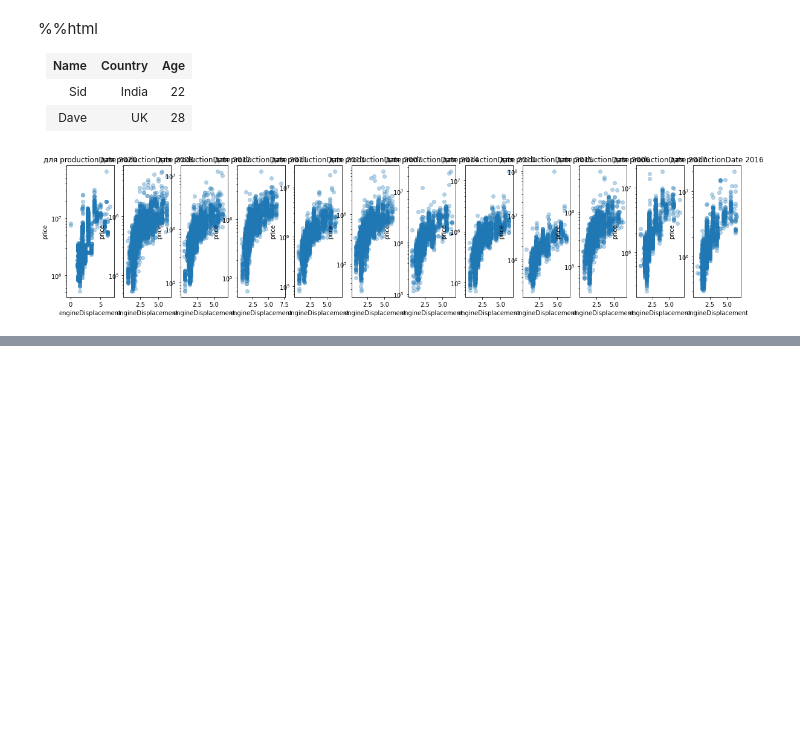
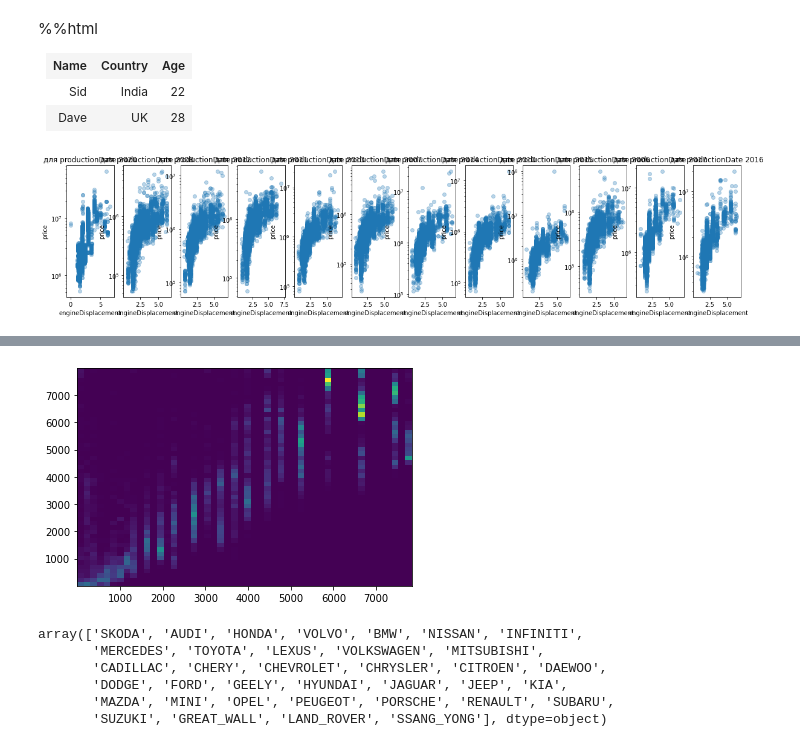
Before and after one commit to IvanovDmitryV/skillfactory_rds, a Jupyter notebook: Unit_7/Project_7_EDA0909.ipynb, the cells around one changed output, grey strips where cells are left out. Cells and saved outputs as stored; diff of their text form; code cells hidden in the pictures; blank space fills up the shorter version.

```diff
--- a/Unit_7/Project_7_EDA0909.ipynb
+++ b/Unit_7/Project_7_EDA0909.ipynb
@@ -592,0 +593,16 @@ plt.show()
+# %%
+dff = externdata_full[externdata_full.brand == "MERCEDES"]
+x = rankdata(dff.modelDate[dff.price.dropna().index] ) # ,method='ordinal'
+y = rankdata(dff.price.dropna())
+plt.hist2d(x,y,bins=50);
+# %% [output]
+[figure, added]
+# %%
+externdata_full.brand.unique()
+# %% [output]
+array(['SKODA', 'AUDI', 'HONDA', 'VOLVO', 'BMW', 'NISSAN', 'INFINITI',
+       'MERCEDES', 'TOYOTA', 'LEXUS', 'VOLKSWAGEN', 'MITSUBISHI',
+       'CADILLAC', 'CHERY', 'CHEVROLET', 'CHRYSLER', 'CITROEN', 'DAEWOO',
+       'DODGE', 'FORD', 'GEELY', 'HYUNDAI', 'JAGUAR', 'JEEP', 'KIA',
+       'MAZDA', 'MINI', 'OPEL', 'PEUGEOT', 'PORSCHE', 'RENAULT', 'SUBARU',
+       'SUZUKI', 'GREAT_WALL', 'LAND_ROVER', 'SSANG_YONG'], dtype=object)
```
Also changed, not shown: parts of 25 cells of this notebook.
